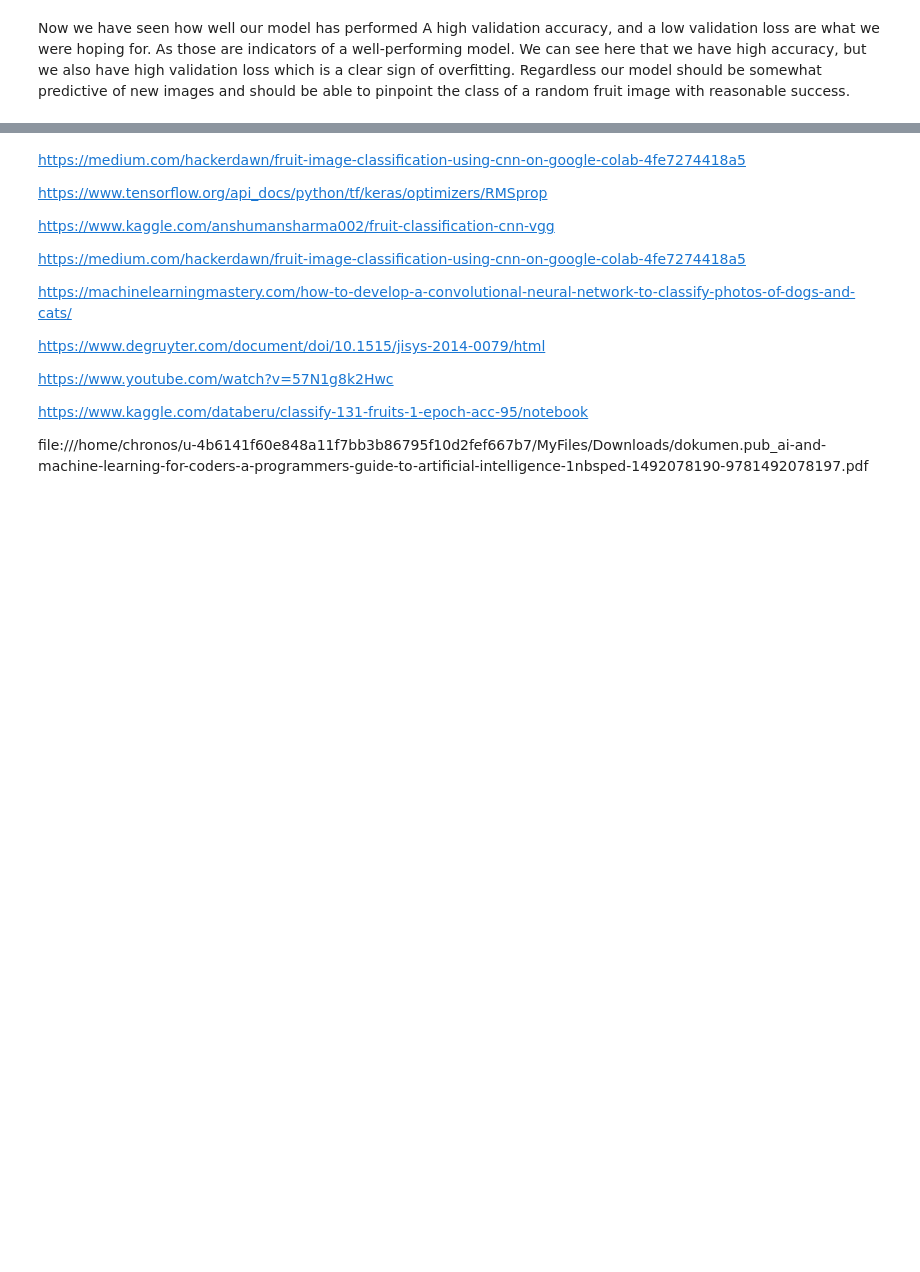
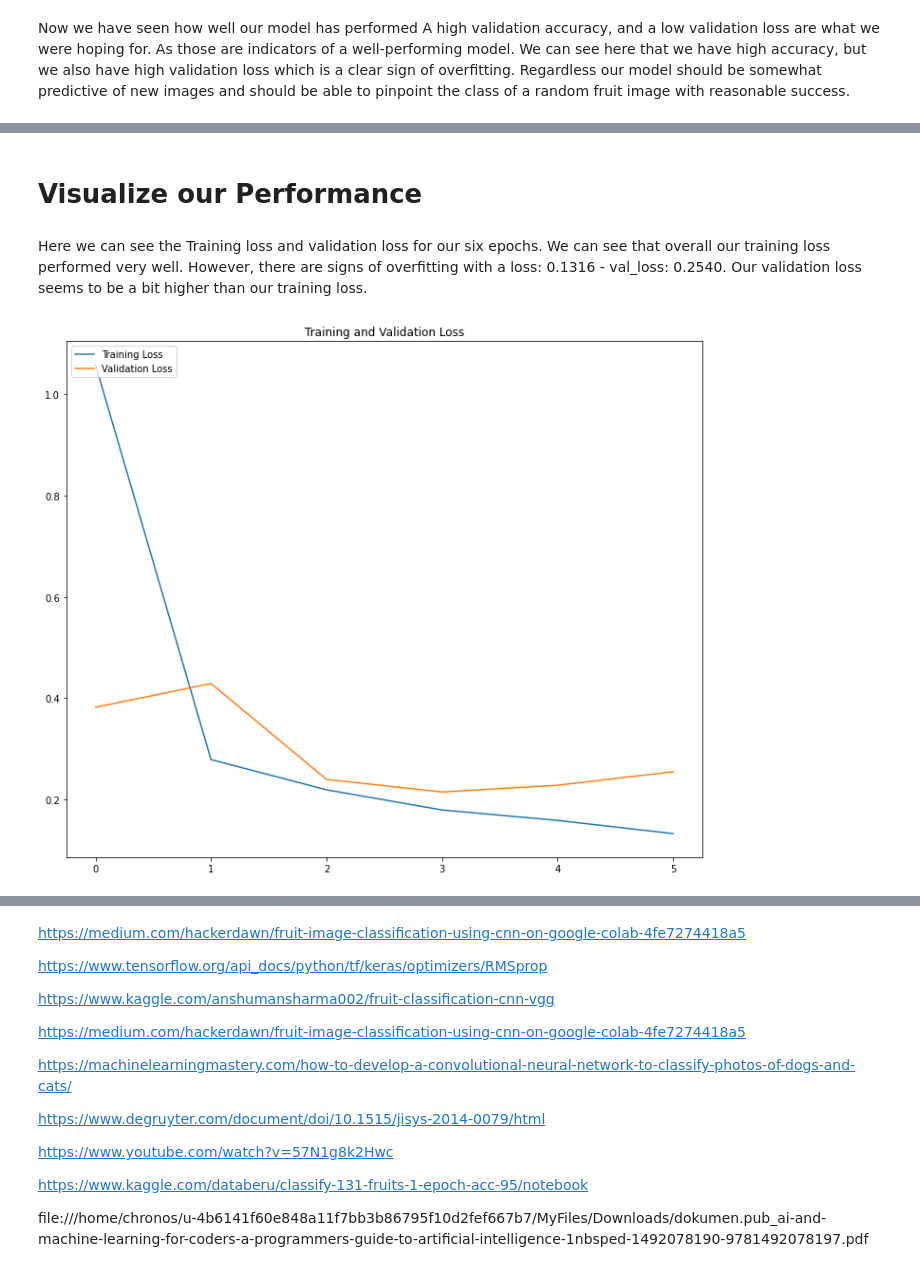
Before and after one commit to Danjstr/Capstone_CNN, a Jupyter notebook: CapstoneV4.ipynb, the cells around one changed output, grey strips where cells are left out. Cells and saved outputs as stored; diff of their text form; code cells hidden in the pictures; blank space fills up the shorter version.

```diff
--- a/CapstoneV4.ipynb
+++ b/CapstoneV4.ipynb
@@ -359,0 +364,26 @@ Now we have seen how well our model has performed A high validation accuracy, an
+# %%
+model = tf.keras.models.Sequential([
+ # Note the input shape is the desired size of the image:
+
+ # This is the first convolution
+ tf.keras.layers.Conv2D(64, (3,3), activation='relu',
+ input_shape=(100, 100, 3)),
+ tf.keras.layers.MaxPooling2D(2, 2),
+ # The second convolution
+ tf.keras.layers.Conv2D(128, (3,3), activation='relu'),
+ tf.keras.layers.MaxPooling2D(2,2),
+ # Flatten the results
+ tf.keras.layers.Flatten(),
+ # 524 neuron hidden layer
+ tf.keras.layers.Dense(393, activation='relu'),
+ #Deploy some dropout to help with overfitting
+ tf.keras.layers.Dropout(0.2),
+ tf.keras.layers.Dense(131, activation='softmax')
+])
+# %%
+#Compile the model
+model.compile(loss = 'categorical_crossentropy', optimizer='Adam', metrics=['accuracy'])
+# %%
+#wait for the model to train
+history = model.fit(train_gen, epochs=6,
+ validation_data = test_gen, verbose = 1)
@@ -359,0 +425,20 @@ Now we have seen how well our model has performed A high validation accuracy, an
+# %% [markdown]
+# Visualize our Performance
+# %% [markdown]
+Here we can see the Training loss and validation loss for our six epochs. We can see that overall our training loss performed very well. However, there are signs of overfitting with a loss: 0.1316 - val_loss: 0.2540. Our validation loss seems to be a bit higher than our training loss.
+# %%
+#Lets take a look at our training loss vs our validation loss
+train_loss = history.history['loss']
+val_loss = history.history['val_loss']
+
+epochs_range = range(6)
+
+plt.figure(figsize=(12, 10))
+plt.plot(epochs_range, train_loss, label="Training Loss")
+plt.plot(epochs_range, val_loss, label="Validation Loss")
+plt.legend(loc='upper left')
+plt.title('Training and Validation Loss')
+
+plt.show()
+# %% [output]
+[figure, added]
```
Also changed, not shown: parts of 11 cells of this notebook.
